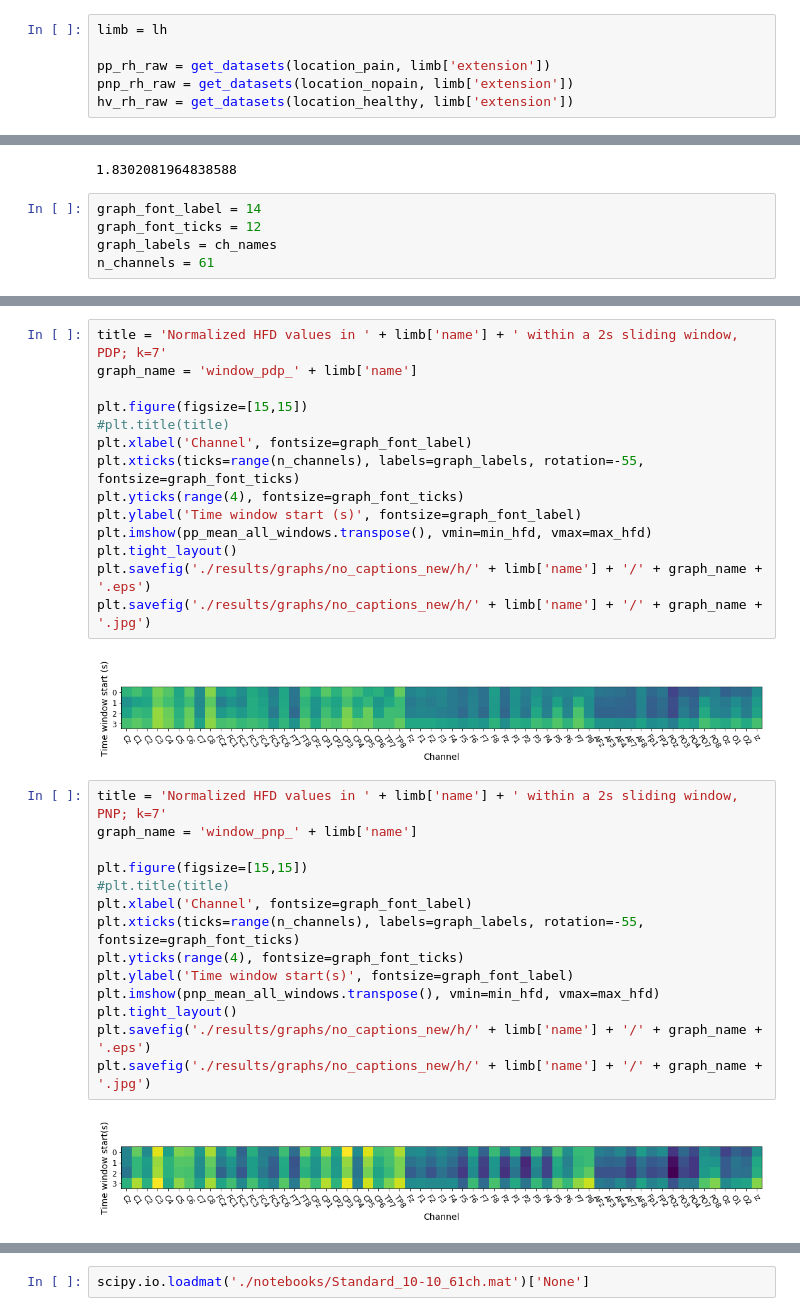
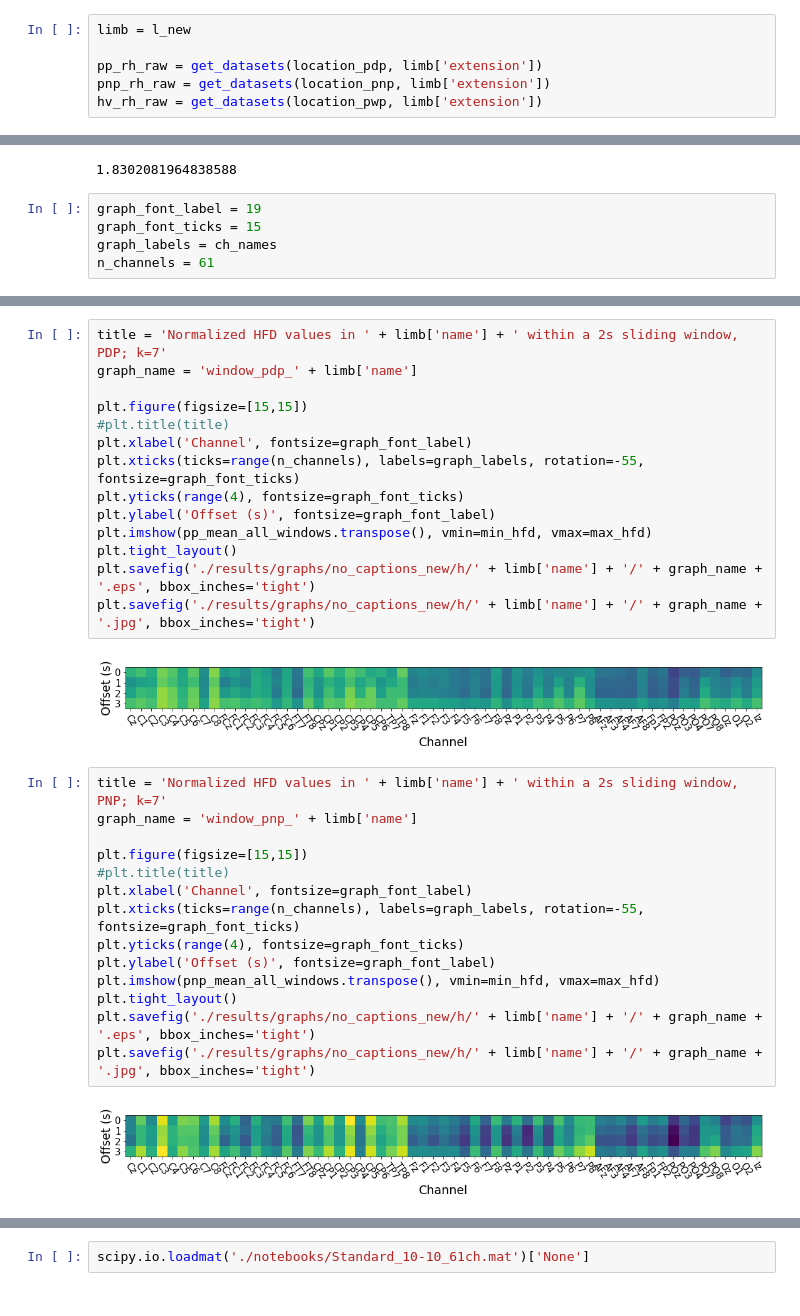
Before and after one commit to cristianch/EEG_CNP, a Jupyter notebook: notebooks/hfd_analysis.ipynb, the cells around one changed output, grey strips where cells are left out. Cells and saved outputs as stored; diff of their text form.

```diff
--- a/notebooks/hfd_analysis.ipynb
+++ b/notebooks/hfd_analysis.ipynb
@@ -85,9 +86,9 @@ sets_healthy_rh
  './../../data_new/raw/PdP\\PdP_6\\PdP_6_L.set',
  './../../data_new/raw/PdP\\PdP_7\\PdP_7_L.set']
 # %%
-limb = lh
+limb = l_new
 
-pp_rh_raw = get_datasets(location_pain, limb['extension'])
-pnp_rh_raw = get_datasets(location_nopain, limb['extension'])
-hv_rh_raw = get_datasets(location_healthy, limb['extension'])
+pp_rh_raw = get_datasets(location_pdp, limb['extension'])
+pnp_rh_raw = get_datasets(location_pnp, limb['extension'])
+hv_rh_raw = get_datasets(location_pwp, limb['extension'])
 # %% [output]
@@ -560,8 +474,8 @@ np.mean(pp_all_windows_repetitions, axis=1).transpose()[14][1]
 # %% [output]
 1.8302081964838588
 # %%
-graph_font_label = 14
-graph_font_ticks = 12
+graph_font_label = 19
+graph_font_ticks = 15
 graph_labels = ch_names
 n_channels = 61
 # %%
@@ -615,19 +529,19 @@ plt.savefig('./results/graphs/no_captions_new/v/' + limb['name'] + '/' + graph_n
 # %%
 title = 'Normalized HFD values in ' + limb['name'] + ' within a 2s sliding window, PDP; k=7'
 graph_name = 'window_pdp_' + limb['name']
 
 plt.figure(figsize=[15,15])
 #plt.title(title)
 plt.xlabel('Channel', fontsize=graph_font_label)
 plt.xticks(ticks=range(n_channels), labels=graph_labels, rotation=-55, fontsize=graph_font_ticks)
 plt.yticks(range(4), fontsize=graph_font_ticks)
-plt.ylabel('Time window start (s)', fontsize=graph_font_label)
+plt.ylabel('Offset (s)', fontsize=graph_font_label)
 plt.imshow(pp_mean_all_windows.transpose(), vmin=min_hfd, vmax=max_hfd)
 plt.tight_layout()
-plt.savefig('./results/graphs/no_captions_new/h/' + limb['name'] + '/' + graph_name + '.eps')
-plt.savefig('./results/graphs/no_captions_new/h/' + limb['name'] + '/' + graph_name + '.jpg')
+plt.savefig('./results/graphs/no_captions_new/h/' + limb['name'] + '/' + graph_name + '.eps', bbox_inches='tight')
+plt.savefig('./results/graphs/no_captions_new/h/' + limb['name'] + '/' + graph_name + '.jpg', bbox_inches='tight')
 # %% [output]
-[figure, old version]
+[figure, new version]
 # %%
 title = 'Normalized HFD values in ' + limb['name'] + ' within a 2s sliding window, PNP; k=7'
 graph_name = 'window_pnp_' + limb['name']
@@ -637,13 +551,13 @@ plt.figure(figsize=[15,15])
 plt.xlabel('Channel', fontsize=graph_font_label)
 plt.xticks(ticks=range(n_channels), labels=graph_labels, rotation=-55, fontsize=graph_font_ticks)
 plt.yticks(range(4), fontsize=graph_font_ticks)
-plt.ylabel('Time window start(s)', fontsize=graph_font_label)
+plt.ylabel('Offset (s)', fontsize=graph_font_label)
 plt.imshow(pnp_mean_all_windows.transpose(), vmin=min_hfd, vmax=max_hfd)
 plt.tight_layout()
-plt.savefig('./results/graphs/no_captions_new/h/' + limb['name'] + '/' + graph_name + '.eps')
-plt.savefig('./results/graphs/no_captions_new/h/' + limb['name'] + '/' + graph_name + '.jpg')
+plt.savefig('./results/graphs/no_captions_new/h/' + limb['name'] + '/' + graph_name + '.eps', bbox_inches='tight')
+plt.savefig('./results/graphs/no_captions_new/h/' + limb['name'] + '/' + graph_name + '.jpg', bbox_inches='tight')
 # %% [output]
-[figure, old version]
+[figure, new version]
 # %%
 title = 'Normalized HFD values in ' + limb['name'] + ' within a 2s sliding window, PNP; k=7'
 graph_name = 'window_hv_' + limb['name']
```
Also changed, not shown: parts of 46 cells of this notebook, 36 other files.
